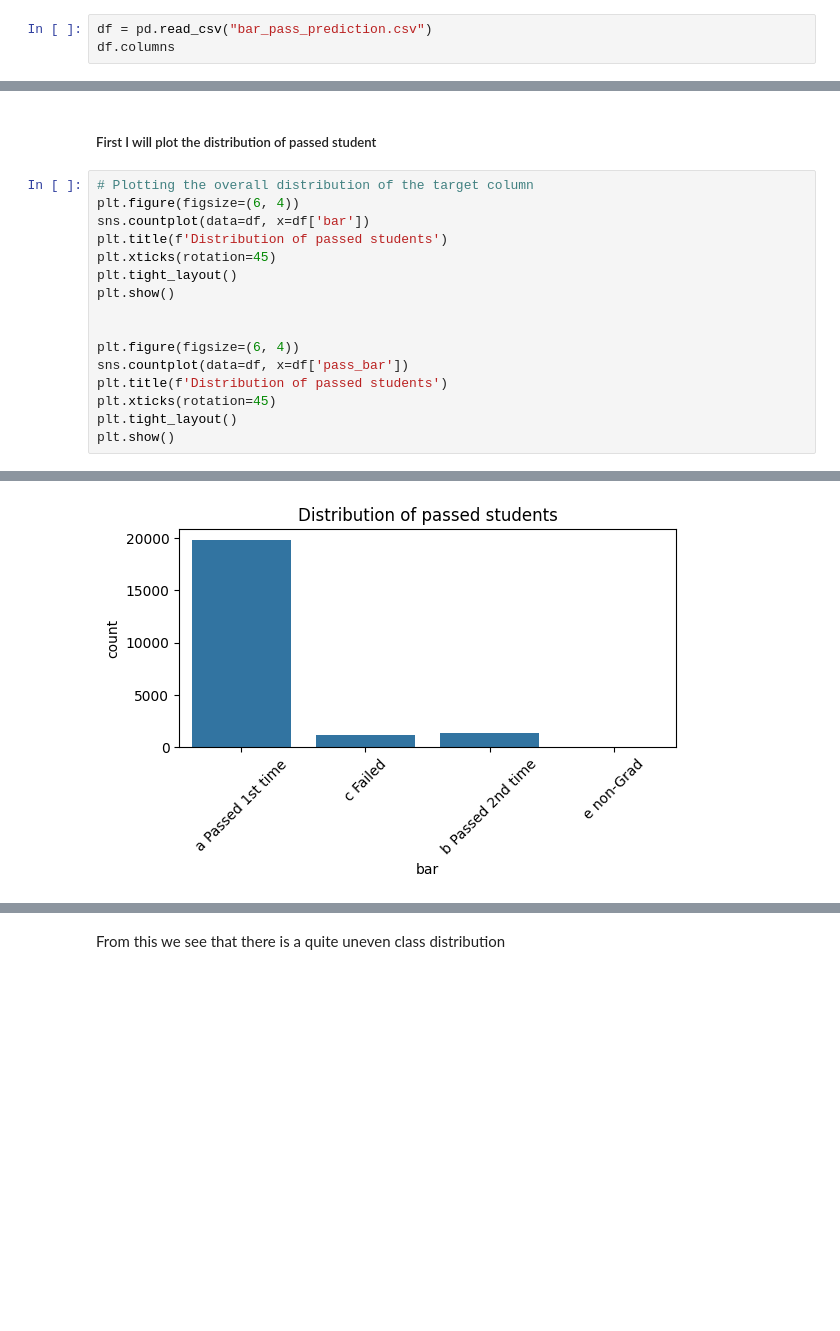
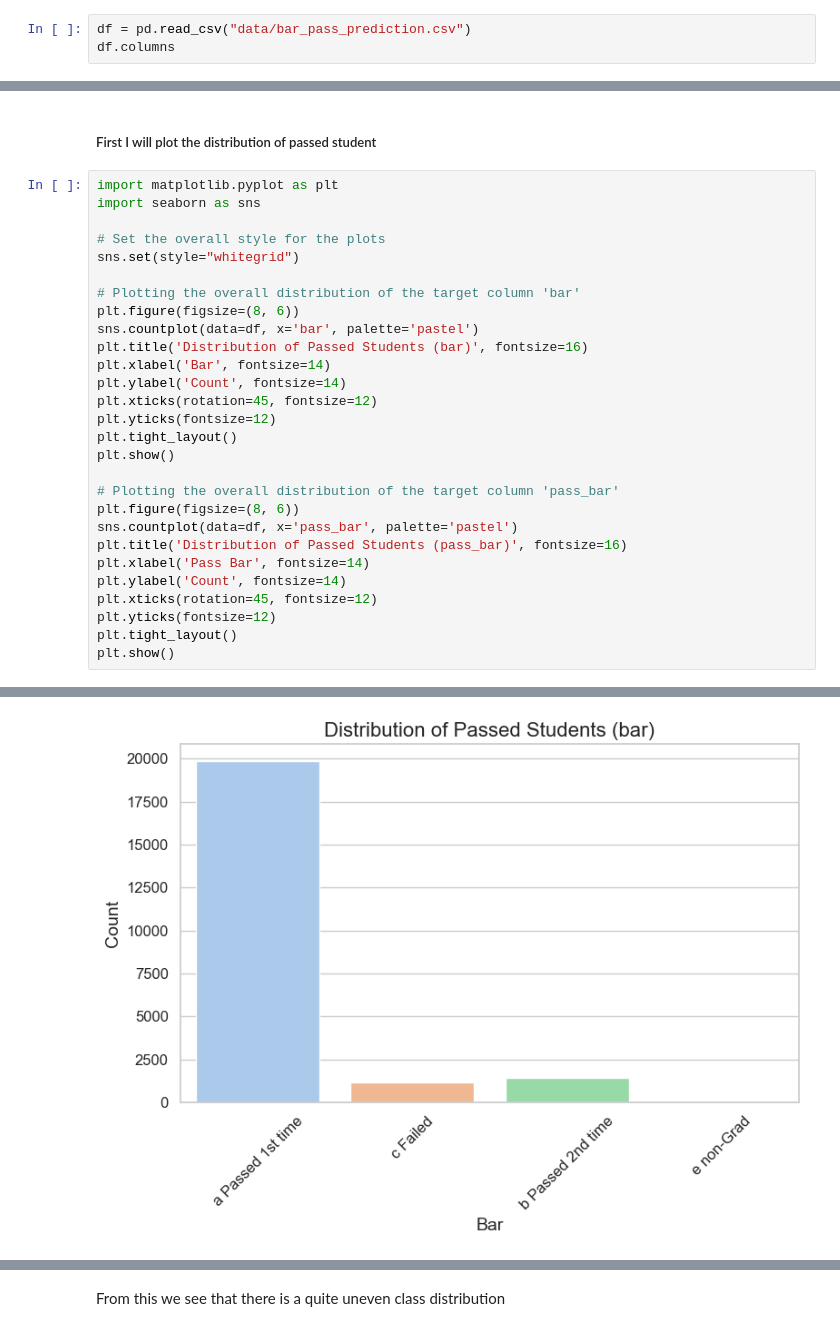
Before and after one commit to juliehinge/Algorithmic-Fairness, a Jupyter notebook: eda.ipynb, the cells around one changed output, grey strips where cells are left out. Drawn from its saved outputs; the diff is of its cells as text; blank space fills up the shorter version.

```diff
--- a/eda.ipynb
+++ b/eda.ipynb
@@ -11,7 +11,7 @@ import numpy as np
 # %% [markdown]
 ##### Reading in the data
 # %%
-df = pd.read_csv("bar_pass_prediction.csv")
+df = pd.read_csv("data/bar_pass_prediction.csv")
 df.columns
 # %% [output]
 Index(['decile1b', 'decile3', 'ID', 'decile1', 'sex', 'race', 'cluster',
@@ -191,19 +191,31 @@ For example, when doing 'df[col].method(value, inplace=True)', try using 'df.met
 # %% [markdown]
 ##### First I will plot the distribution of passed student
 # %%
-# Plotting the overall distribution of the target column
-plt.figure(figsize=(6, 4))
-sns.countplot(data=df, x=df['bar'])
-plt.title(f'Distribution of passed students')
-plt.xticks(rotation=45)
+import matplotlib.pyplot as plt
+import seaborn as sns
+
+# Set the overall style for the plots
+sns.set(style="whitegrid")
+
+# Plotting the overall distribution of the target column 'bar'
+plt.figure(figsize=(8, 6))
+sns.countplot(data=df, x='bar', palette='pastel')
+plt.title('Distribution of Passed Students (bar)', fontsize=16)
+plt.xlabel('Bar', fontsize=14)
+plt.ylabel('Count', fontsize=14)
+plt.xticks(rotation=45, fontsize=12)
+plt.yticks(fontsize=12)
 plt.tight_layout()
 plt.show()
 
-
-plt.figure(figsize=(6, 4))
-sns.countplot(data=df, x=df['pass_bar'])
-plt.title(f'Distribution of passed students')
-plt.xticks(rotation=45)
+# Plotting the overall distribution of the target column 'pass_bar'
+plt.figure(figsize=(8, 6))
+sns.countplot(data=df, x='pass_bar', palette='pastel')
+plt.title('Distribution of Passed Students (pass_bar)', fontsize=16)
+plt.xlabel('Pass Bar', fontsize=14)
+plt.ylabel('Count', fontsize=14)
+plt.xticks(rotation=45, fontsize=12)
+plt.yticks(fontsize=12)
 plt.tight_layout()
 plt.show()
 # %% [output]
@@ -210 +225 @@ plt.show()
-[figure, old version]
+[figure, new version]
```
Also changed, not shown: parts of 5 cells of this notebook, 4 other files.
